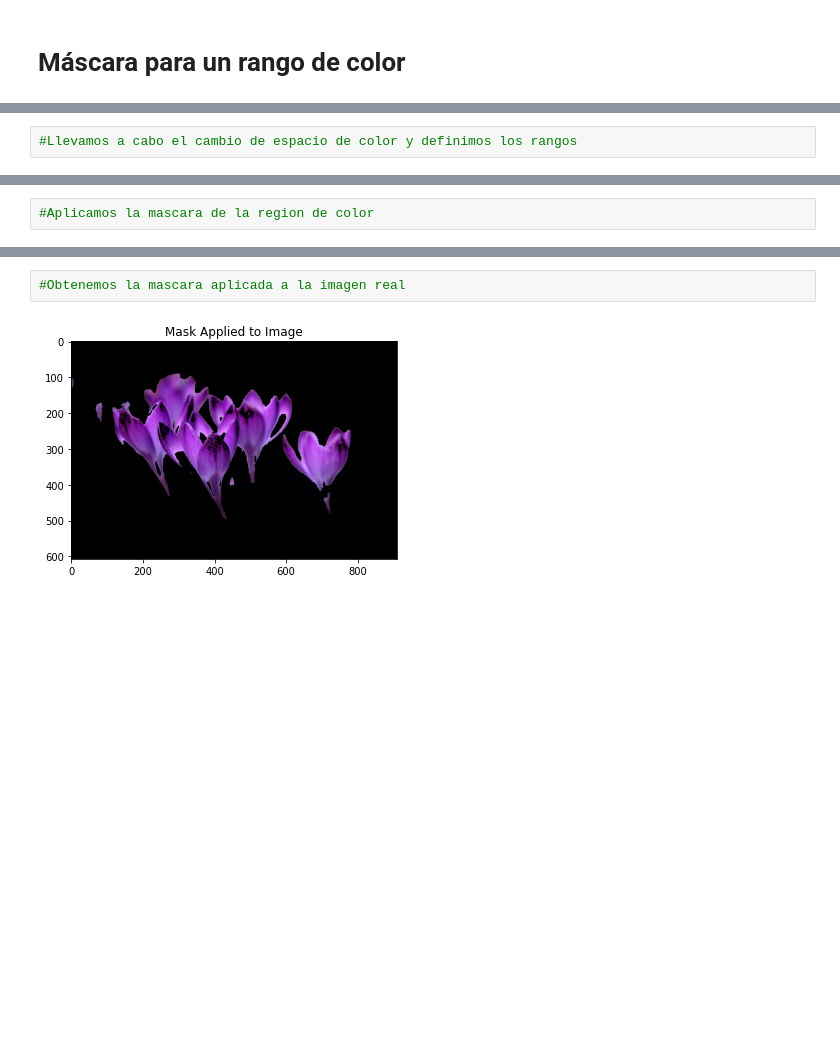
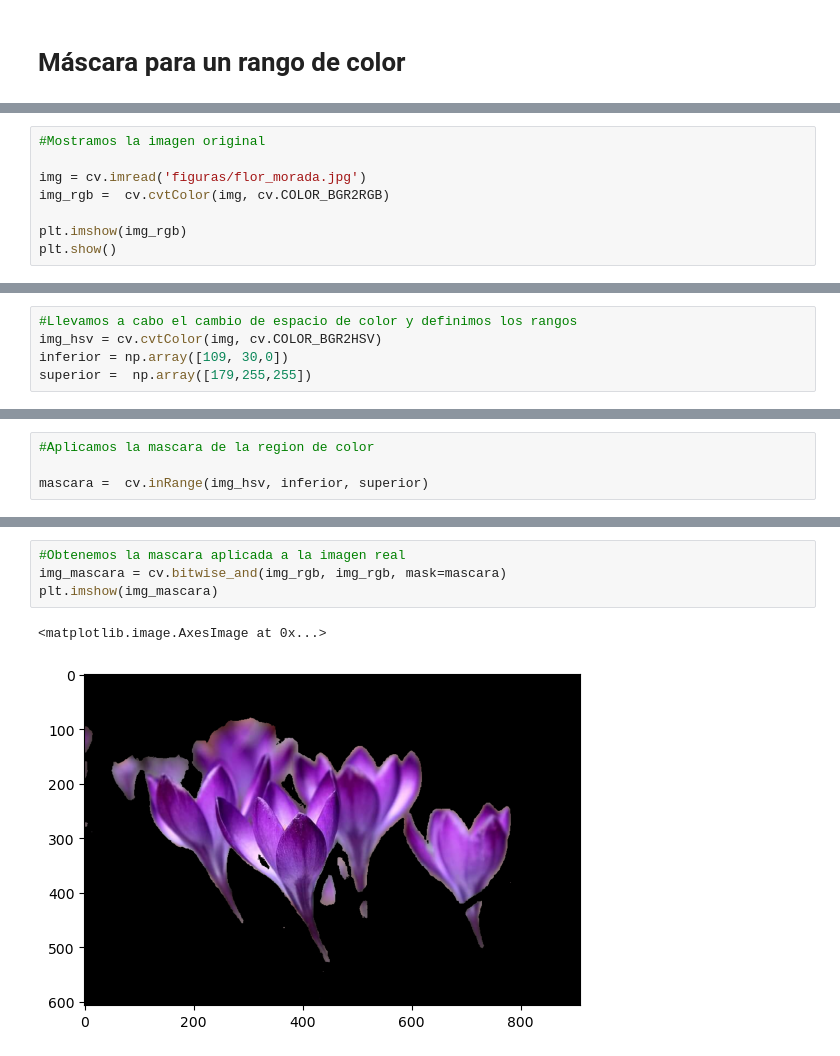
Before and after one commit to cj-chavarria/Deep-Learning-Coursework, a Jupyter notebook: DLCV_05_OperacionesLogicas-Mascaras/DLCV_05_OperacionesLogicas-Mascaras_Clase.ipynb, the cells around one changed output, grey strips where cells are left out. Cells and saved outputs as stored; diff of their text form; blank space fills up the shorter version.

```diff
--- a/DLCV_05_OperacionesLogicas-Mascaras/DLCV_05_OperacionesLogicas-Mascaras_Clase.ipynb
+++ b/DLCV_05_OperacionesLogicas-Mascaras/DLCV_05_OperacionesLogicas-Mascaras_Clase.ipynb
@@ -153,0 +217,8 @@ import cv2 as cv
+# %%
+#Mostramos la imagen original
+
+img = cv.imread('figuras/flor_morada.jpg')
+img_rgb =  cv.cvtColor(img, cv.COLOR_BGR2RGB)
+
+plt.imshow(img_rgb)
+plt.show()
@@ -154,2 +227,5 @@ import cv2 as cv
 # %%
 #Llevamos a cabo el cambio de espacio de color y definimos los rangos
+img_hsv = cv.cvtColor(img, cv.COLOR_BGR2HSV)
+inferior = np.array([109, 30,0])
+superior =  np.array([179,255,255])
@@ -156,4 +237,6 @@ import cv2 as cv
 # %%
 #Aplicamos la mascara de la region de color
+
+mascara =  cv.inRange(img_hsv, inferior, superior)
 # %%
 # Revisamos los valores de los pixeles
@@ -174,6 +269,9 @@ Ocurrencia :  [452919  99451]
 # %%
 #Obtenemos la mascara aplicada a la imagen real
+img_mascara = cv.bitwise_and(img_rgb, img_rgb, mask=mascara)
+plt.imshow(img_mascara)
 # %% [output]
+<matplotlib.image.AxesImage at 0x...>
-[figure, old version]
+[figure, new version]
 # %%
 #Resaltando un color en una imagen
```
Also changed, not shown: parts of 40 cells of this notebook, 24 other files.
